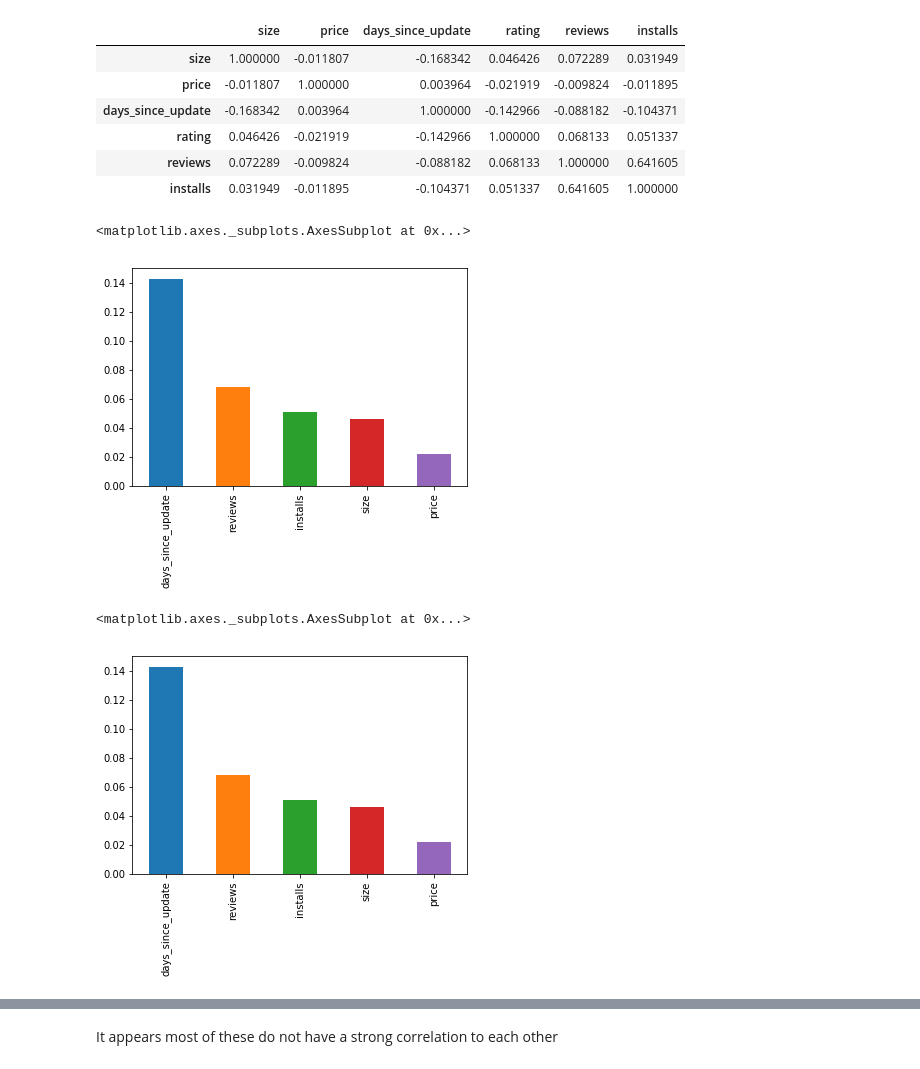
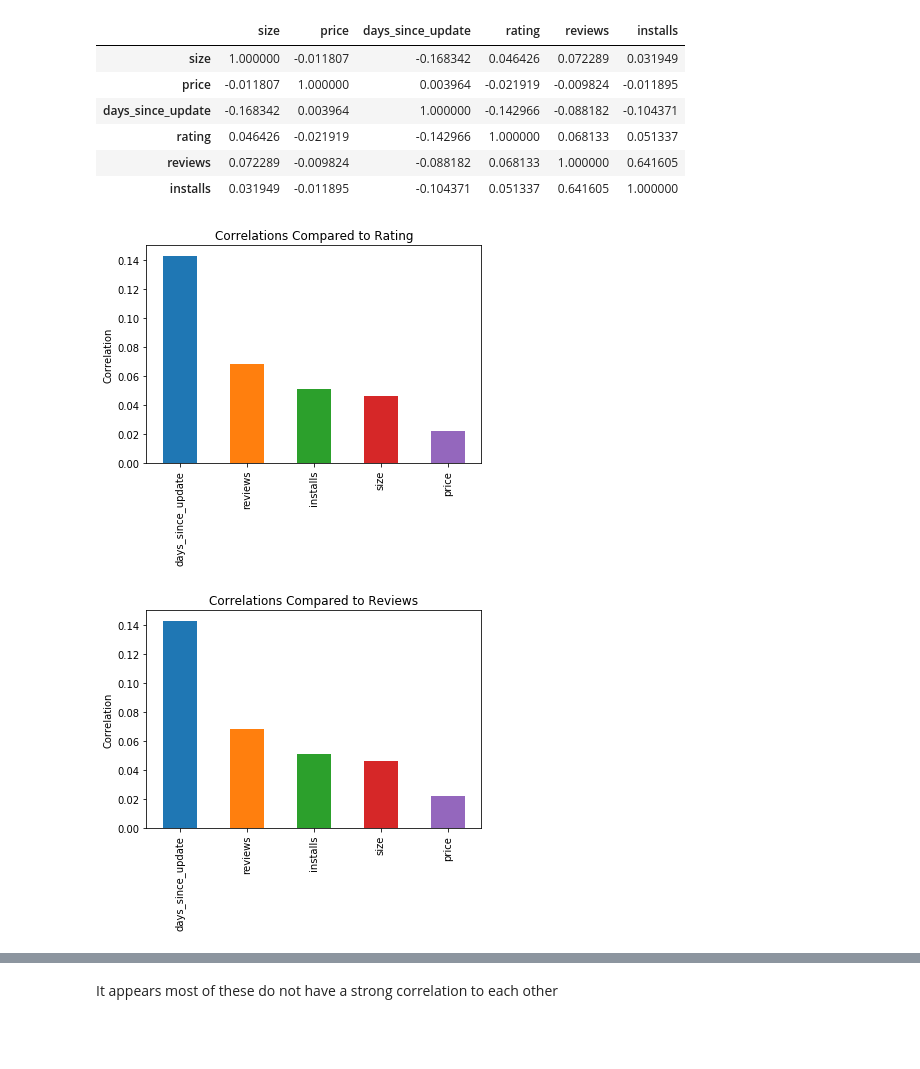
Before and after one commit to DanielColinaCuartin/INFO370-Final-Projects, a Jupyter notebook: data_exploration.ipynb, the cells around one changed output, grey strips where cells are left out. Drawn from its saved outputs; the diff is of its cells as text; code cells hidden in the pictures; blank space fills up the shorter version.

```diff
--- a/data_exploration.ipynb
+++ b/data_exploration.ipynb
@@ -94,15 +80,19 @@ play_features.corr()
 | installs | 0.031949 | -0.011895 | -0.104371 | 0.051337 | 0.641605 | 1.000000 |
 # %%
 features_rating_corr = play_features.corr()['rating'].drop('rating')
-features_rating_corr.abs().sort_values(ascending=False).plot('bar')
+plt.figure()
+ax = features_rating_corr.abs().sort_values(ascending=False).plot('bar')
+ax.set(title = 'Correlations Compared to Rating', ylabel = 'Correlation')
+plt.show()
 # %% [output]
-<matplotlib.axes._subplots.AxesSubplot at 0x...>
-[figure, old version]
+[figure, new version]
 # %%
 features_reviews_corr = play_features.corr()['reviews'].drop('reviews')
-features_rating_corr.abs().sort_values(ascending=False).plot('bar')
+plt.figure()
+ax = features_rating_corr.abs().sort_values(ascending=False).plot('bar')
+ax.set(title = 'Correlations Compared to Reviews', ylabel = 'Correlation')
+plt.show()
 # %% [output]
-<matplotlib.axes._subplots.AxesSubplot at 0x...>
-[figure, old version]
+[figure, new version]
 # %%
 features_installs_corr = play_features.corr()['installs'].drop('installs')
```
Also changed, not shown: parts of 2 cells of this notebook.
